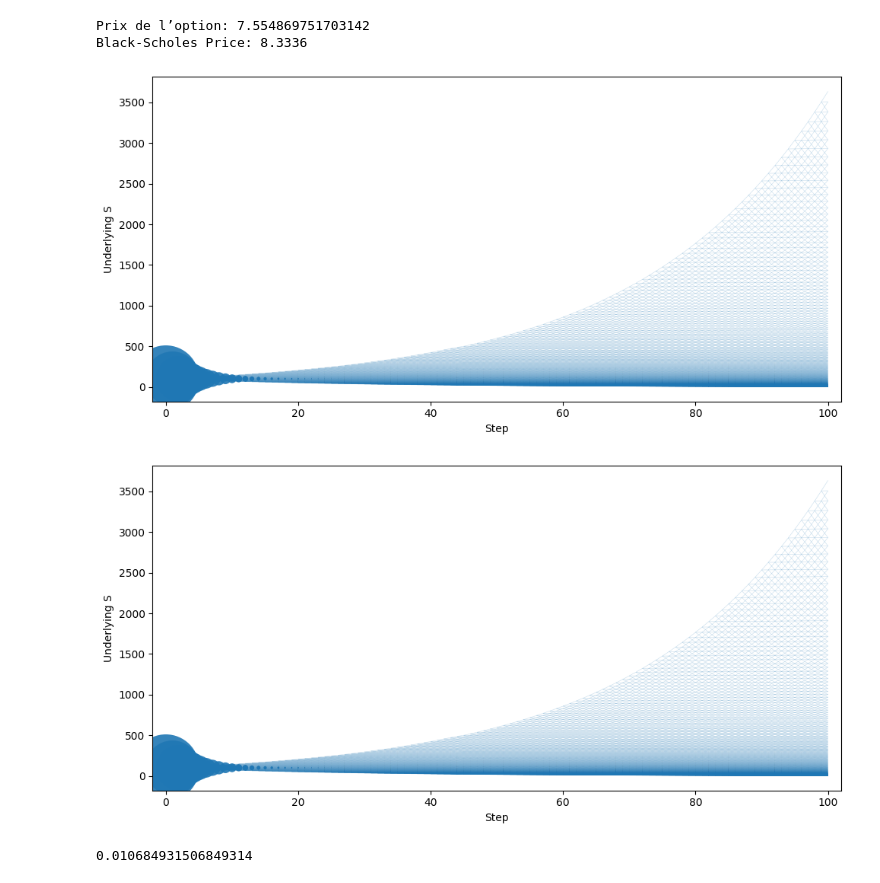
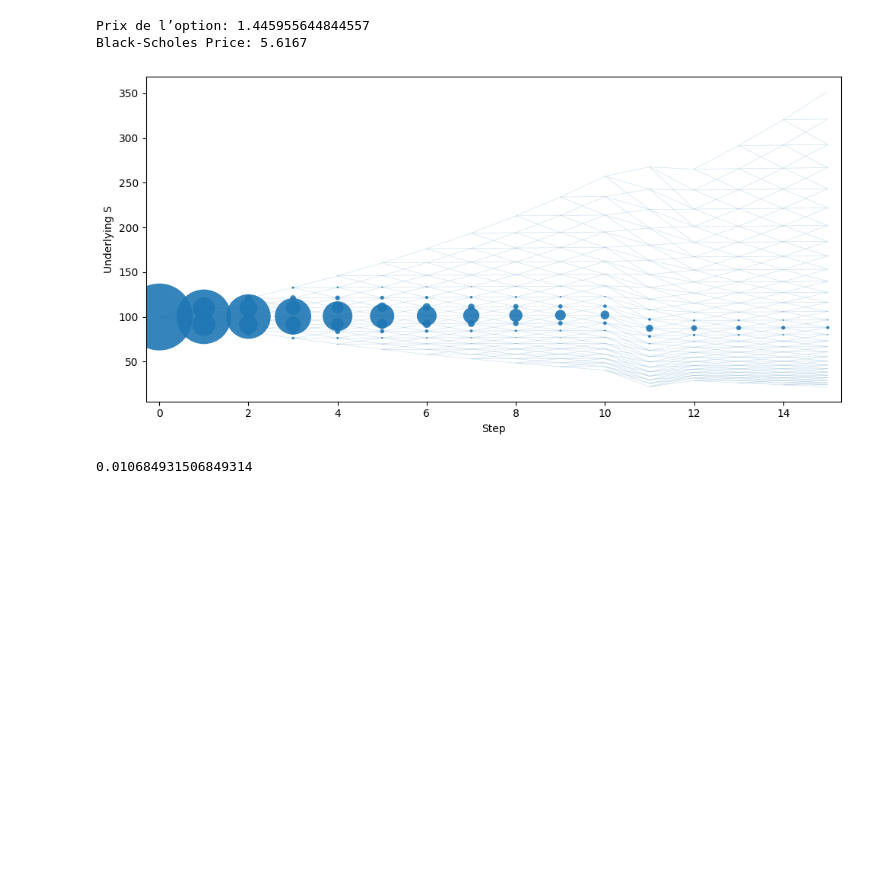
Before and after one commit to yvesmarix/TRINOMIAL-TREE-PRICING, a Jupyter notebook: src/pricing/dev_file.ipynb, the cells around one changed output. Saved outputs shown, nothing was run; the diff lists cells and outputs as text; code cells hidden in the pictures; blank space fills up the shorter version.

Commit message:
ajustement des graphiques de convergence

```diff
--- a/src/pricing/dev_file.ipynb
+++ b/src/pricing/dev_file.ipynb
@@ -1,32 +1,31 @@
 # %%
 # debut du div, americain, avancer sur convergence
 
 from pricing import BlackScholesPricer, TrinomialTree, Market, Option
 from pricing import convergence
 from pricing import graphique
 import datetime as dt
 import sys
 
 sys.setrecursionlimit(100000)
-market = Market(S0=100, r=0.03, sigma=0.2, dividend=1.5, dividend_date=dt.datetime(2026, 3, 30))
-option = Option(K=103, option_type="call", maturity=dt.datetime(2026, 10, 30), option_class="european")
-tree = TrinomialTree(market, option, N=100)
+market = Market(S0=100, r=0.03, sigma=0.2, dividend=15, dividend_date=dt.datetime(2026, 7, 30))
+option = Option(K=110, option_type="call", maturity=dt.datetime(2026, 10, 30), option_class="european")
+tree = TrinomialTree(market, option, N=15)
 
 price = tree.price()
 print("Prix de l’option:", price)
 
 bs_price = BlackScholesPricer().price(S=market.S0, K=option.K, T=tree.delta_t*tree.N, r=market.r, q=0, sigma=market.sigma, option_type='call') # q=0 car pas de dividendes
 print("Black-Scholes Price: {:.4f}".format(bs_price))
 
 graphique.plot_tree(tree.root)
 # convergence.bs_convergence_by_strike(market, option, [80, 90, 100, 110, 120, 130, 140, 150, 160], N=100)
 
 # convergence.bs_convergence_by_step(market, option, bs_price, max_n = 1000, step = 100)
 # %% [output]
-Prix de l’option: 7.554869751703142
-Black-Scholes Price: 8.3336
+Prix de l’option: 1.445955644844557
+Black-Scholes Price: 5.6167
-[figure, old version]
+[figure, new version]
-[figure, removed]
 # %%
 delta_t = (tree.option.maturity - tree.pricing_date).days / tree.N / 365
 # %%
```
Also changed, not shown: 2 other files.
